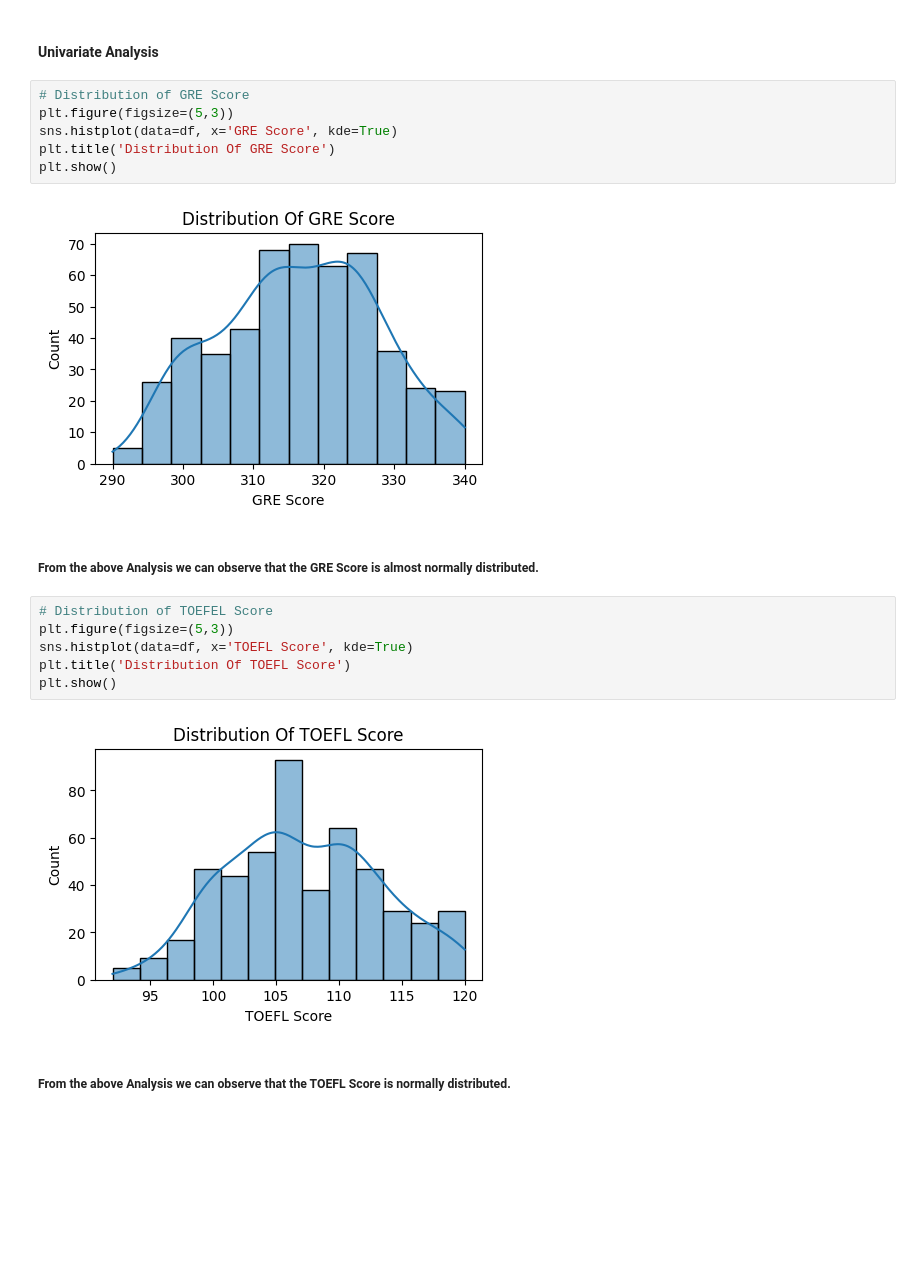
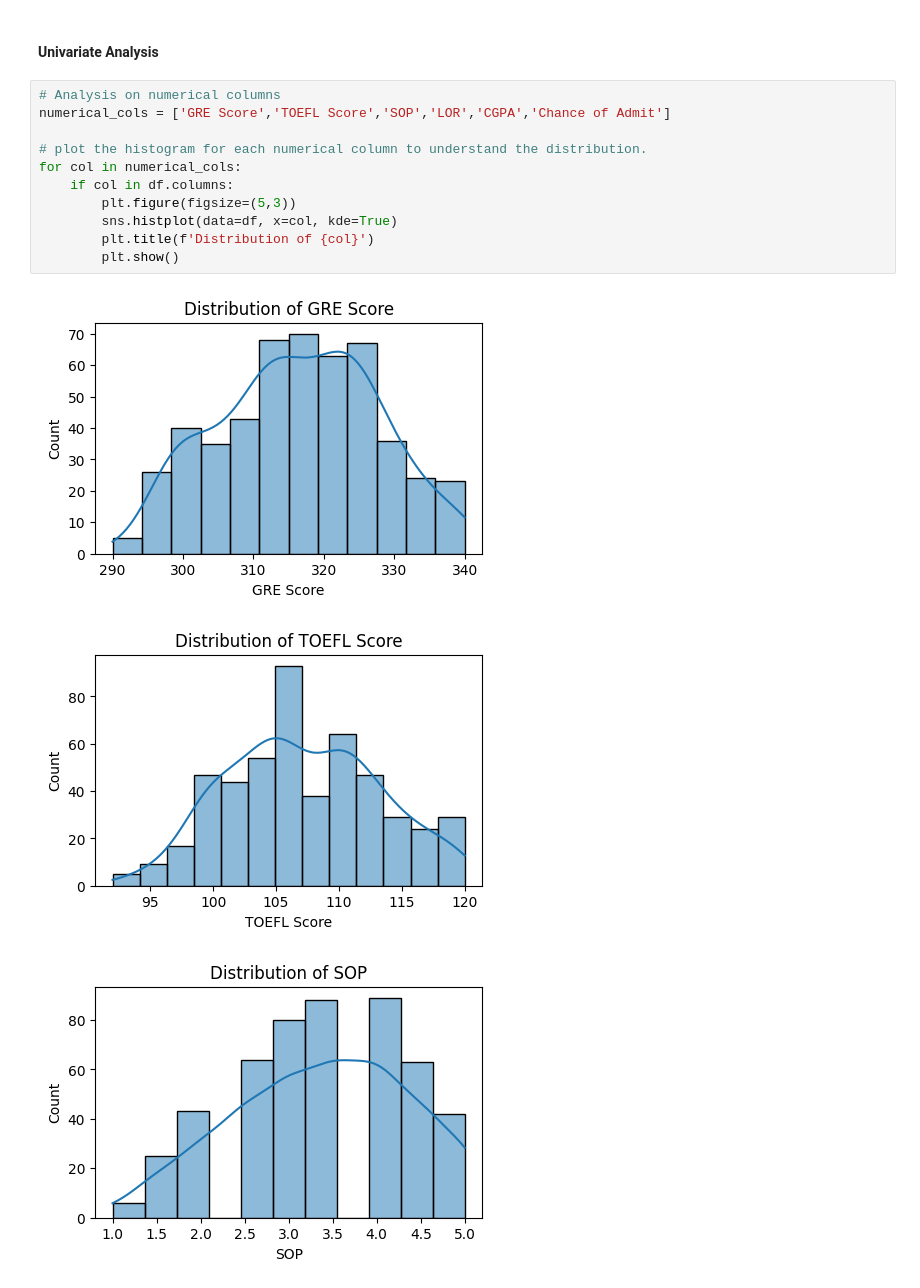
Before and after one commit to Aravind-91/JamboreeEducation--LinearRegression, a Jupyter notebook: JambooreEducation.ipynb, the cells around one changed output. Cells and saved outputs as stored; diff of their text form; blank space fills up the shorter version.

Commit message:
done with univariate analysis

```diff
--- a/JambooreEducation.ipynb
+++ b/JambooreEducation.ipynb
@@ -80,23 +80,18 @@ df.describe()
 ### Exploratoty Data Analysis
 # %% [markdown]
 #### Univariate Analysis
-# %%
-# Distribution of GRE Score
-plt.figure(figsize=(5,3))
-sns.histplot(data=df, x='GRE Score', kde=True)
-plt.title('Distribution Of GRE Score')
-plt.show()
-# %% [output]
-[figure, removed]
-# %% [markdown]
-##### From the above Analysis we can observe that the GRE Score is almost normally distributed.
-# %%
-# Distribution of TOEFEL Score
-plt.figure(figsize=(5,3))
-sns.histplot(data=df, x='TOEFL Score', kde=True)
-plt.title('Distribution Of TOEFL Score')
-plt.show()
-# %% [output]
-[figure, removed]
-# %% [markdown]
-##### From the above Analysis we can observe that the TOEFL Score is normally distributed.
+# %%
+# Analysis on numerical columns
+numerical_cols = ['GRE Score','TOEFL Score','SOP','LOR','CGPA','Chance of Admit']
+
+# plot the histogram for each numerical column to understand the distribution.
+for col in numerical_cols:
+    if col in df.columns:
+        plt.figure(figsize=(5,3))
+        sns.histplot(data=df, x=col, kde=True)
+        plt.title(f'Distribution of {col}')
+        plt.show()
+# %% [output]
+[figure, added]
+[figure, added]
+[figure, added]
```
Also changed, not shown: parts of 6 cells of this notebook, 1 other file.
